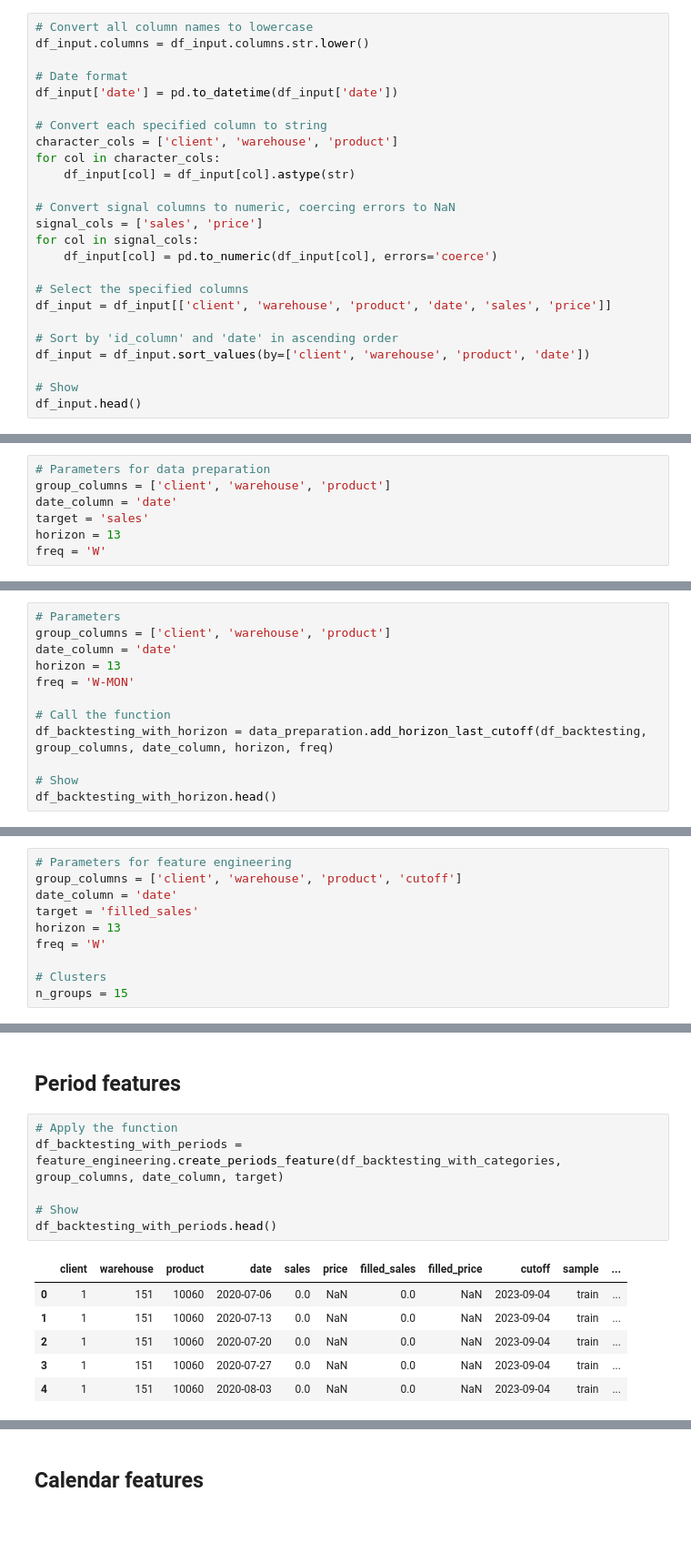
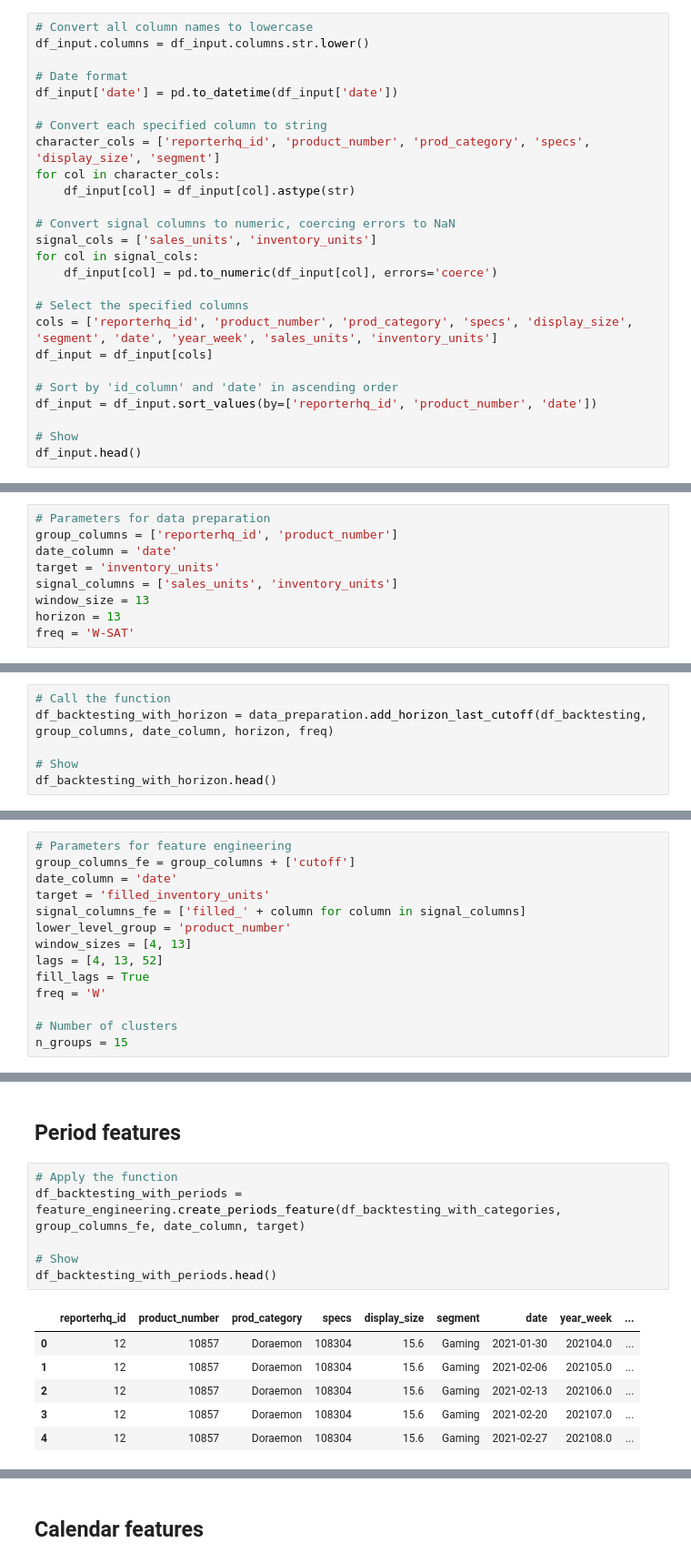
Before and after one commit to ipveka/Forecaster, a Jupyter notebook: notebooks/data_preparation.ipynb, the cells around one changed output, grey strips where cells are left out. Shown: that part at 91% size. Saved outputs shown, nothing was run; the diff lists cells and outputs as text; blank space fills up the shorter version.

```diff
--- a/notebooks/data_preparation.ipynb
+++ b/notebooks/data_preparation.ipynb
@@ -148,20 +108,21 @@ df_input.columns = df_input.columns.str.lower()
 df_input['date'] = pd.to_datetime(df_input['date'])
 
 # Convert each specified column to string
-character_cols = ['client', 'warehouse', 'product']
+character_cols = ['reporterhq_id', 'product_number', 'prod_category', 'specs', 'display_size', 'segment']
 for col in character_cols:
     df_input[col] = df_input[col].astype(str)
 
 # Convert signal columns to numeric, coercing errors to NaN
-signal_cols = ['sales', 'price']
+signal_cols = ['sales_units', 'inventory_units']
 for col in signal_cols:
     df_input[col] = pd.to_numeric(df_input[col], errors='coerce')
 
 # Select the specified columns
-df_input = df_input[['client', 'warehouse', 'product', 'date', 'sales', 'price']]
+cols = ['reporterhq_id', 'product_number', 'prod_category', 'specs', 'display_size', 'segment', 'date', 'year_week', 'sales_units', 'inventory_units']
+df_input = df_input[cols]
 
 # Sort by 'id_column' and 'date' in ascending order
-df_input = df_input.sort_values(by=['client', 'warehouse', 'product', 'date'])
+df_input = df_input.sort_values(by=['reporterhq_id', 'product_number', 'date'])
 
 # Show
 df_input.head()
@@ -202,10 +161,12 @@ Percentage of NA values: 11.96%
 # %%
 # Parameters for data preparation
-group_columns = ['client', 'warehouse', 'product']
+group_columns = ['reporterhq_id', 'product_number']
 date_column = 'date'
-target = 'sales'
+target = 'inventory_units'
+signal_columns = ['sales_units', 'inventory_units']
+window_size = 13
 horizon = 13
-freq = 'W'
+freq = 'W-SAT'
 # %%
 # Init class
 data_preparation = DataPreparation()
@@ -280,12 +234,6 @@ Number of rows in df_backtesting: 2686440
 # %% [markdown]
 ## Fill horizon
 # %%
-# Parameters
-group_columns = ['client', 'warehouse', 'product']
-date_column = 'date'
-horizon = 13
-freq = 'W-MON'
-
 # Call the function
 df_backtesting_with_horizon = data_preparation.add_horizon_last_cutoff(df_backtesting, group_columns, date_column, horizon, freq)
 
@@ -326,13 +274,17 @@ Used Memory: 7.69 GB
 # Feature Engineering
 # %%
 # Parameters for feature engineering
-group_columns = ['client', 'warehouse', 'product', 'cutoff']
+group_columns_fe = group_columns + ['cutoff']
 date_column = 'date'
-target = 'filled_sales'
-horizon = 13
+target = 'filled_inventory_units'
+signal_columns_fe = ['filled_' + column for column in signal_columns]
+lower_level_group = 'product_number'
+window_sizes = [4, 13]
+lags = [4, 13, 52]
+fill_lags = True
 freq = 'W'
 
-# Clusters
+# Number of clusters
 n_groups = 15
 # %%
 # Init class
@@ -367,14 +324,14 @@ df_backtesting_with_categories.head()
 ## Period features
 # %%
 # Apply the function
-df_backtesting_with_periods = feature_engineering.create_periods_feature(df_backtesting_with_categories, group_columns, date_column, target)
+df_backtesting_with_periods = feature_engineering.create_periods_feature(df_backtesting_with_categories, group_columns_fe, date_column, target)
 
 # Show
 df_backtesting_with_periods.head()
 # %% [output]
-|  | client | warehouse | product | date | sales | price | filled_sales | filled_price | cutoff | sample | ... |
-| 0 | 1 | 151 | 10060 | 2020-07-06 | 0.0 | NaN | 0.0 | NaN | 2023-09-04 | train | ... |
-| 1 | 1 | 151 | 10060 | 2020-07-13 | 0.0 | NaN | 0.0 | NaN | 2023-09-04 | train | ... |
-| 2 | 1 | 151 | 10060 | 2020-07-20 | 0.0 | NaN | 0.0 | NaN | 2023-09-04 | train | ... |
-| 3 | 1 | 151 | 10060 | 2020-07-27 | 0.0 | NaN | 0.0 | NaN | 2023-09-04 | train | ... |
-| 4 | 1 | 151 | 10060 | 2020-08-03 | 0.0 | NaN | 0.0 | NaN | 2023-09-04 | train | ... |
+|  | reporterhq_id | product_number | prod_category | specs | display_size | segment | date | year_week | ... |
+| 0 | 12 | 10857 | Doraemon | 108304 | 15.6 | Gaming | 2021-01-30 | 202104.0 | ... |
+| 1 | 12 | 10857 | Doraemon | 108304 | 15.6 | Gaming | 2021-02-06 | 202105.0 | ... |
+| 2 | 12 | 10857 | Doraemon | 108304 | 15.6 | Gaming | 2021-02-13 | 202106.0 | ... |
+| 3 | 12 | 10857 | Doraemon | 108304 | 15.6 | Gaming | 2021-02-20 | 202107.0 | ... |
+| 4 | 12 | 10857 | Doraemon | 108304 | 15.6 | Gaming | 2021-02-27 | 202108.0 | ... |
```
Also changed, not shown: parts of 38 cells of this notebook, 12 other files.
